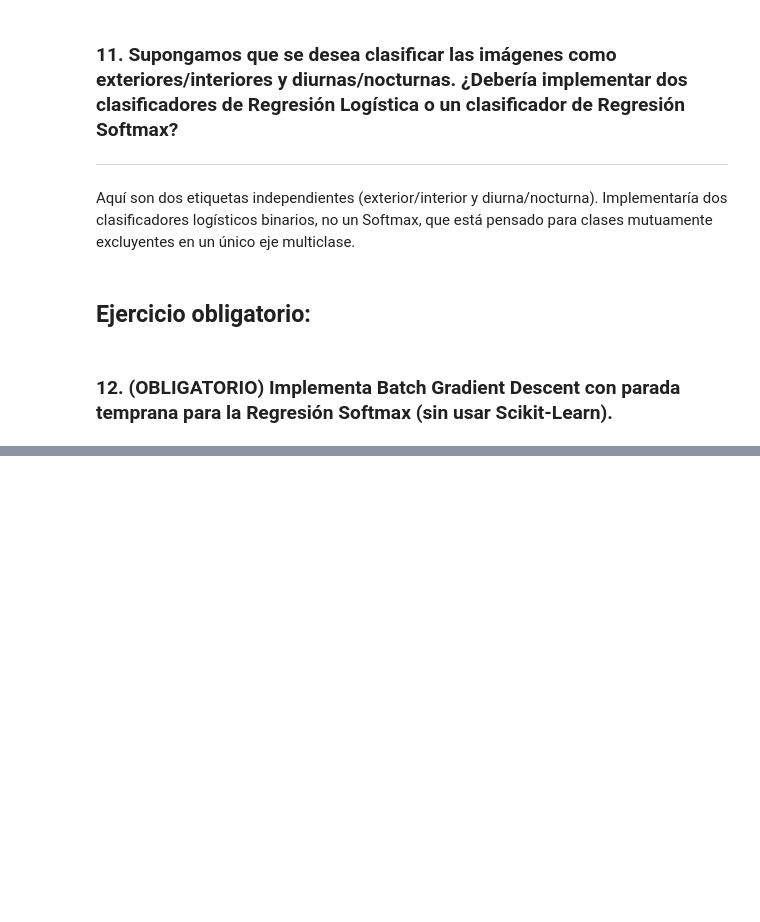
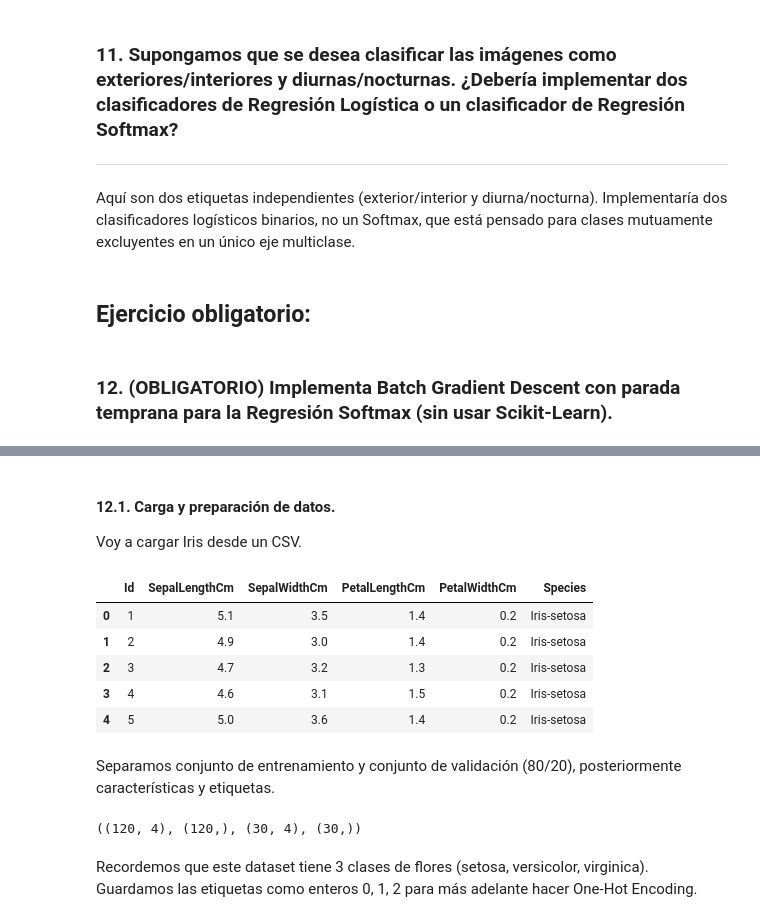
Before and after one commit to hugodidi/muria-machinelearning, a Jupyter notebook: Regression/notebooks/regression_exercises_diazdiazhugo.ipynb, the cells around one changed output, grey strips where cells are left out. Saved outputs shown, nothing was run; the diff lists cells and outputs as text; code cells hidden in the pictures; blank space fills up the shorter version.

```diff
--- a/Regression/notebooks/regression_exercises_diazdiazhugo.ipynb
+++ b/Regression/notebooks/regression_exercises_diazdiazhugo.ipynb
@@ -92,0 +154,37 @@ Aquí son dos etiquetas independientes (exterior/interior y diurna/nocturna). Im
+# %% [markdown]
+#### 12.1. Carga y preparación de datos.
+
+Voy a cargar Iris desde un CSV.
+# %%
+df = pd.read_csv(os.path.join(DATA_PATH, "iris.csv"))
+
+df.head()
+# %% [output]
+|  | Id | SepalLengthCm | SepalWidthCm | PetalLengthCm | PetalWidthCm | Species |
+| 0 | 1 | 5.1 | 3.5 | 1.4 | 0.2 | Iris-setosa |
+| 1 | 2 | 4.9 | 3.0 | 1.4 | 0.2 | Iris-setosa |
+| 2 | 3 | 4.7 | 3.2 | 1.3 | 0.2 | Iris-setosa |
+| 3 | 4 | 4.6 | 3.1 | 1.5 | 0.2 | Iris-setosa |
+| 4 | 5 | 5.0 | 3.6 | 1.4 | 0.2 | Iris-setosa |
+# %% [markdown]
+Separamos conjunto de entrenamiento y conjunto de validación (80/20), posteriormente características y etiquetas.
+# %%
+try:
+    df = df.drop("Id", axis=1) # Elimino columna Id
+except:
+    pass
+
+df_train = df.sample(frac=0.8, random_state=42) # 80% para train
+df_val = df.drop(df_train.index) # 20% para validación
+
+X_train = df_train.drop("Species", axis=1).values
+y_train = df_train["Species"].values
+
+X_val = df_val.drop("Species", axis=1).values
+y_val = df_val["Species"].values
+
+X_train.shape, y_train.shape, X_val.shape, y_val.shape
+# %% [output]
+((120, 4), (120,), (30, 4), (30,))
+# %% [markdown]
+Recordemos que este dataset tiene 3 clases de flores (setosa, versicolor, virginica). Guardamos las etiquetas como enteros 0, 1, 2 para más adelante hacer One-Hot Encoding.
```
Also changed, not shown: parts of 32 cells of this notebook, 3 other files.
